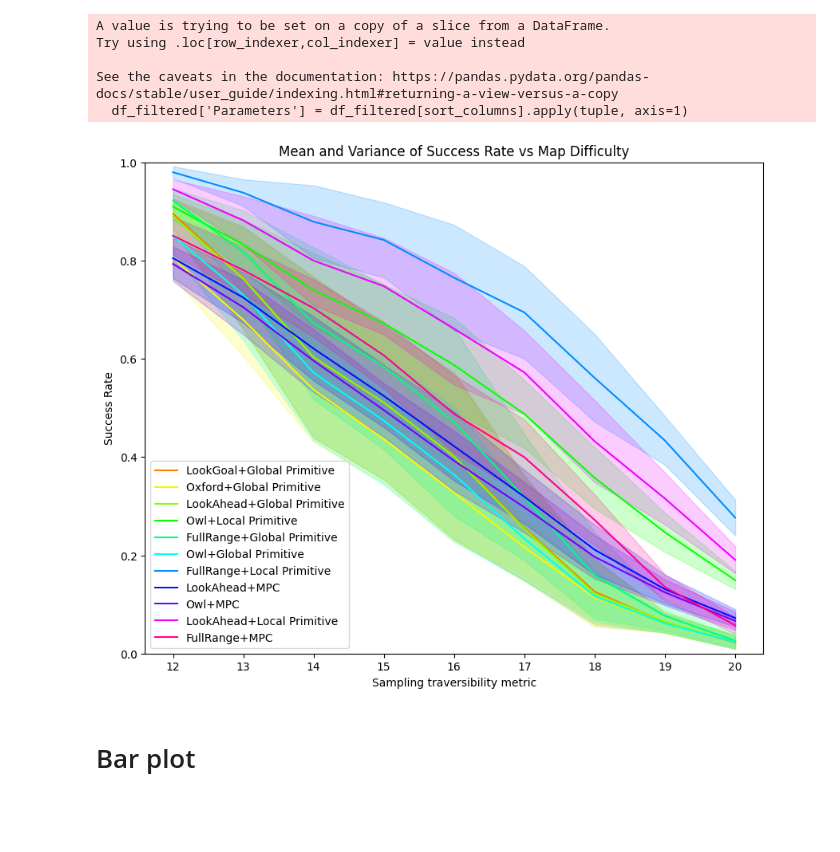
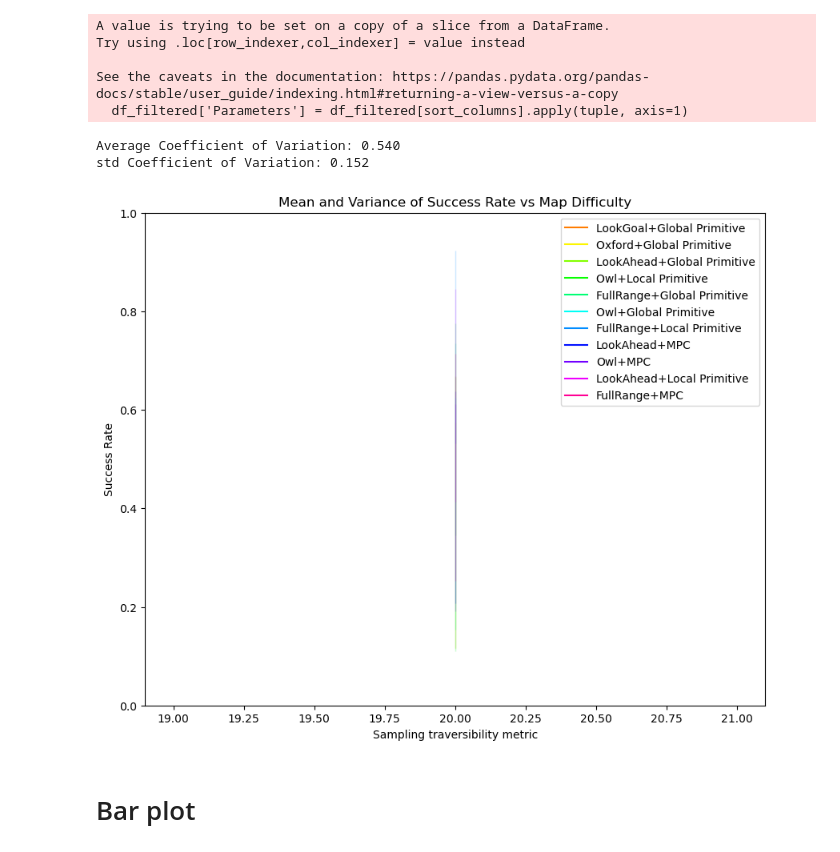
Before and after one commit to smoggy-P/gym-Drone2D-ActivePerception, a Jupyter notebook: test.ipynb, the cells around one changed output. Drawn from its saved outputs; the diff is of its cells as text; code cells hidden in the pictures; blank space fills up the shorter version.

```diff
--- a/test.ipynb
+++ b/test.ipynb
@@ -1,3 +1,22 @@
+# %%
+import numpy as np
+from tqdm.contrib.itertools import product
+a = np.load("collision_states_6m_12s_RVO.npy")
+
+index = 0
+metric_dict = {}
+round_metrics_dict = {}
+
+for map_id in range(20):
+    for (agent_num, agent_size, agent_vel) in product([10, 20, 30], [5, 10, 15], [20, 40, 60]):
+        survive_times = []
+        for start_time in range(0, 240, 40):
+            survive_time = 0
+            while (start_time + survive_time < 240) and (not (a[index,::2,::2,start_time+survive_time].any())):
+                survive_time += 1
+            survive_times.append(survive_time)
+        metric_dict[(map_id, agent_num, agent_size, agent_vel, 'CVM')] = np.mean(survive_times) / 10
+        index += 1
 # %% [markdown]
 # Import data
 # %%
@@ -9,7 +28,7 @@ import os
 import ast
 from tqdm.contrib.itertools import product
 
-df_metric = pd.read_csv('./experiment/metrics/survivability/metrics_3m_12s_CVM.csv')
+df_metric = pd.read_csv('./experiment/metrics/density.csv')
 metrics = []
 for i in range(20):
     metrics.append(ast.literal_eval(df_metric['metric'][i]))
@@ -36,7 +55,7 @@ for map_id in range(20):
 #         index += 1
 
 
-directory_path = "./experiment/"
+directory_path = "./experiment/validation/"
 
 # Get all CSV file names in the directory
 csv_files = [file for file in os.listdir(directory_path) if file.endswith(".csv")]
@@ -142,7 +161,7 @@ df_filtered['Parameters'] = df_filtered[sort_columns].apply(tuple, axis=1)
 grouped = df_filtered.groupby(['Method_Planner', 'Parameters', 'map difficulty'])
 df_grouped = grouped.agg({'Success': 'mean', 'Dead Lock': 'mean'}).reset_index()
 
-df_grouped['map difficulty'] = df_grouped.apply(lambda row: round_metrics_dict.get(row['Parameters'], 'N/A'), axis=1)
+df_grouped['map difficulty'] = df_grouped.apply(lambda row: 100*metric_dict.get(row['Parameters'], 'N/A'), axis=1)
 
 
 grouped = df_grouped.groupby(['Method_Planner', 'map difficulty'])['Success']
@@ -168,37 +187,51 @@ See the caveats in the documentation: https://pandas.pydata.org/pandas-docs/stab
   df_filtered['Parameters'] = df_filtered[sort_columns].apply(tuple, axis=1)
 # %%
 # Plot mean success rate and variance for each 'Method_Planner'
-
+from scipy.stats import variation
 
 plt.figure(figsize=(10,8))
 
+cvs = []
+
 for method_planner in unique_method_planner:
     df_plot = df_results[df_results['Method_Planner'] == method_planner]
-    plt.plot(22 - df_plot['map difficulty'], df_plot['Mean Success'],
+    plt.plot(20 - df_plot['map difficulty'], df_plot['Mean Success'],
              color=color_map[method_planner], label=method_planner)
 
     # Here we create the shaded variance region
-    plt.fill_between(22 - df_plot['map difficulty'],
+    plt.fill_between(20 - df_plot['map difficulty'],
                      df_plot['Mean Success'] - np.sqrt(df_plot['Variance Success']),
                      df_plot['Mean Success'] + np.sqrt(df_plot['Variance Success']),
                      color=color_map[method_planner], alpha=0.2)
+    # Compute coefficient of variation at each point
+    cv = np.sqrt(df_plot['Variance Success']) / df_plot['Mean Success']
+
+    # Calculate the average coefficient of variation for the curve
+    avg_cv = np.mean(cv)
+    cvs.append(avg_cv)
+
+    # print(f"Average Coefficient of Variation for {method_planner}: {avg_cv:.3f}")
 
 # Set the axis labels
+print(f"Average Coefficient of Variation: {np.mean(cvs):.3f}")
+print(f"std Coefficient of Variation: {np.std(cvs):.3f}")
 plt.xlabel('Sampling traversibility metric')
 plt.ylabel('Success Rate')
 plt.ylim(0, 1)
 # plt.xlim(0, 16)
 
 # Set the title
 plt.title('Mean and Variance of Success Rate vs Map Difficulty')
 
 # Show the legend
 plt.legend()
 
 # Show the plot
 plt.show()
 # %% [output]
+Average Coefficient of Variation: 0.540
+std Coefficient of Variation: 0.152
-[figure, old version]
+[figure, new version]
 # %% [markdown]
 # Bar plot
 # %%
```
Also changed, not shown: parts of 11 cells of this notebook, 6 other files.
